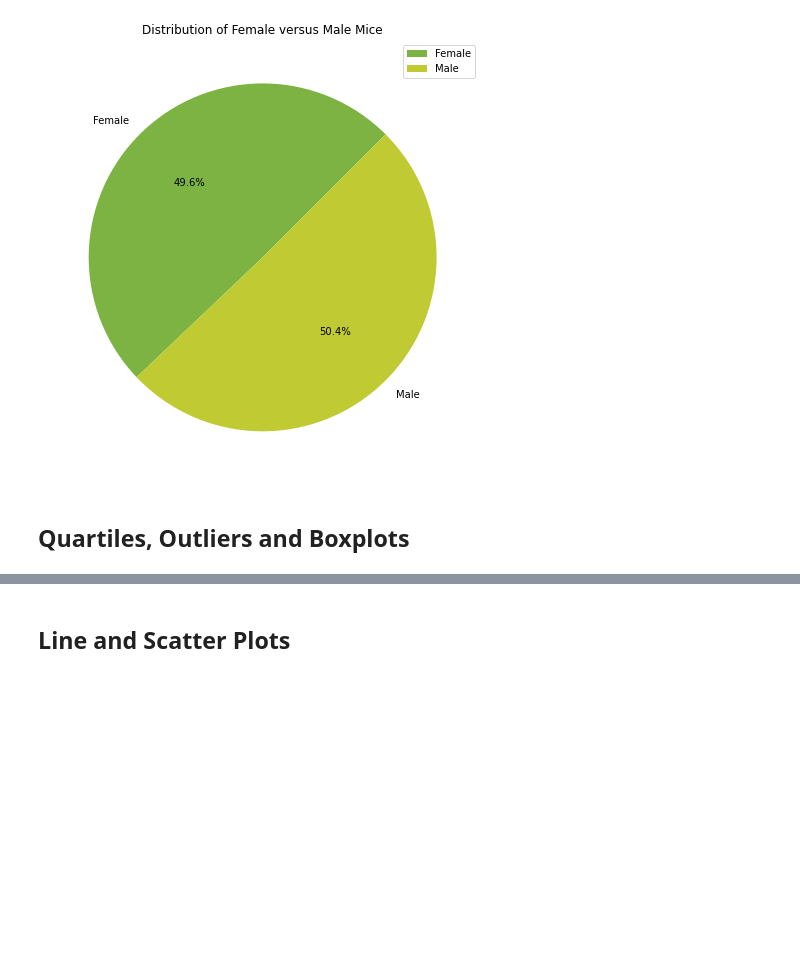
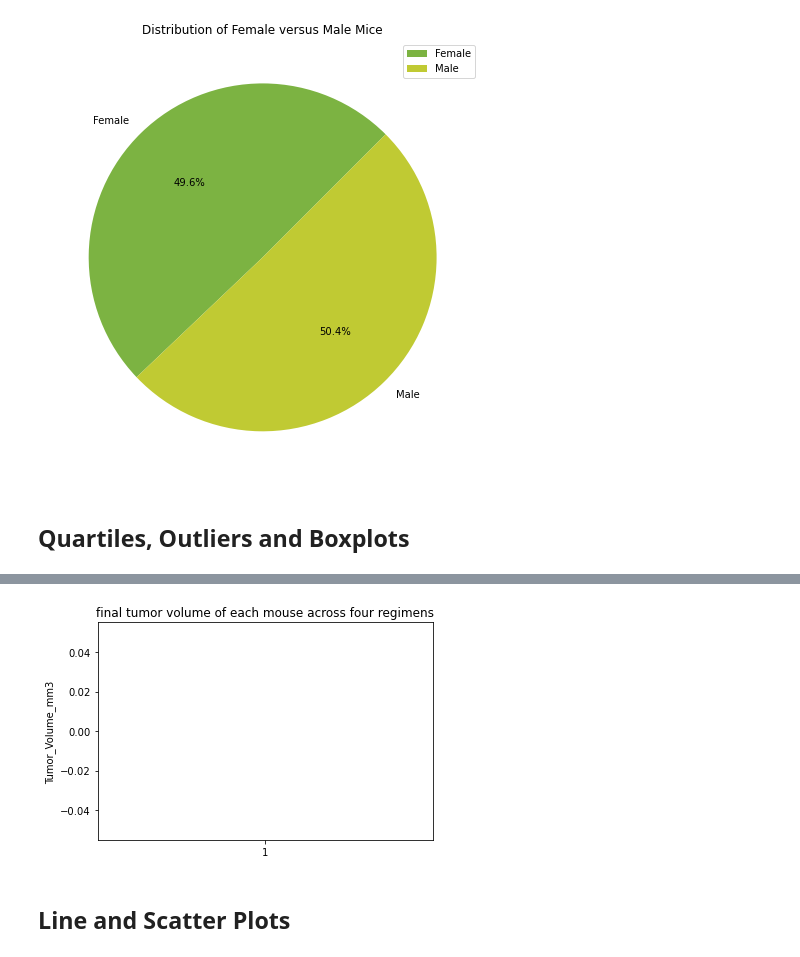
Before and after one commit to Court-Parker4/MatplotlibHWK, a Jupyter notebook: 05-Matplotlib_HW_Instructions_Pymaceuticals_pymaceuticals_starter.ipynb, the cells around one changed output, grey strips where cells are left out. Saved outputs shown, nothing was run; the diff lists cells and outputs as text; code cells hidden in the pictures; blank space fills up the shorter version.

Commit message:
finishing up the quartiles

```diff
--- a/05-Matplotlib_HW_Instructions_Pymaceuticals_pymaceuticals_starter.ipynb
+++ b/05-Matplotlib_HW_Instructions_Pymaceuticals_pymaceuticals_starter.ipynb
@@ -210,8 +210,8 @@ plt.show()
 # %%
 # Calculate the final tumor volume of each mouse across four of the treatment regimens:
 # Capomulin, Ramicane, Infubinol, and Ceftamin
-
 # Start by getting the last (greatest) timepoint for each mouse
-
-
 # Merge this group df with the original dataframe to get the tumor volume at the last timepoint
+final_Vol=clean_df[['Mouse_ID', 'Drug_Regimen','Tumor_Volume_mm3','Timepoint']].drop_duplicates()
+vol_df=final_Vol.loc[final_Vol.groupby('Mouse_ID').Timepoint.idxmax()]
+vol_df
@@ -218,11 +232,20 @@ plt.show()
 # %%
 # Put treatments into a list for for loop (and later for plot labels)
-
+drug_Regimen = ["Capomulin","Ceftamin","Infubinol","Ketapril","Naftisol","Placebo","Stelasyn","Zoniferol"]
 
 # Create empty list to fill with tumor vol data (for plotting)
-
+tumor_VolData=[]
 
 # Calculate the IQR and quantitatively determine if there are any potential outliers.
+quartiles = vol_df['Tumor_Volume_mm3'].quantile([.25,.5,.75])
+lowerq = quartiles[0.25]
+upperq = quartiles[0.75]
+iqr = upperq-lowerq
+
+print(f"The lower quartile of Final Tumor Volume is: {lowerq}")
+print(f"The upper quartile of Final Tumor Volume is: {upperq}")
+print(f"The interquartile range of Final Tumor Volume is: {iqr}")
+print(f"The the median of Final Tumor Volume is: {quartiles[0.5]} ")
 
 
     # Locate the rows which contain mice on each drug and get the tumor volumes
@@ -232,3 +255,10 @@ plt.show()
 
 
     # Determine outliers using upper and lower bounds
+lower_bound = lowerq - (1.5*iqr)
+upper_bound = upperq + (1.5*iqr)
+print(f"Values below {lower_bound} could be outliers.")
+print(f"Values above {upper_bound} could be outliers.")
+
+outlier_Tumor = vol_df.loc[(vol_df['Tumor_Volume_mm3'] < lower_bound) | (vol_df['Tumor_Volume_mm3'] > upper_bound)]
+outlier_Tumor
@@ -235,5 +273,12 @@ plt.show()
 # %%
 # Generate a box plot of the final tumor volume of each mouse across four regimens of interest
+fig1, ax1 = plt.subplots()
+ax1.set_title('final tumor volume of each mouse across four regimens')
+ax1.set_ylabel('Tumor_Volume_mm3')
+ax1.boxplot(outlier_Tumor)
+plt.show()
+# %% [output]
+[figure, added]
 # %% [markdown]
 ## Line and Scatter Plots
 # %%
```
Also changed, not shown: parts of 2 cells of this notebook.
